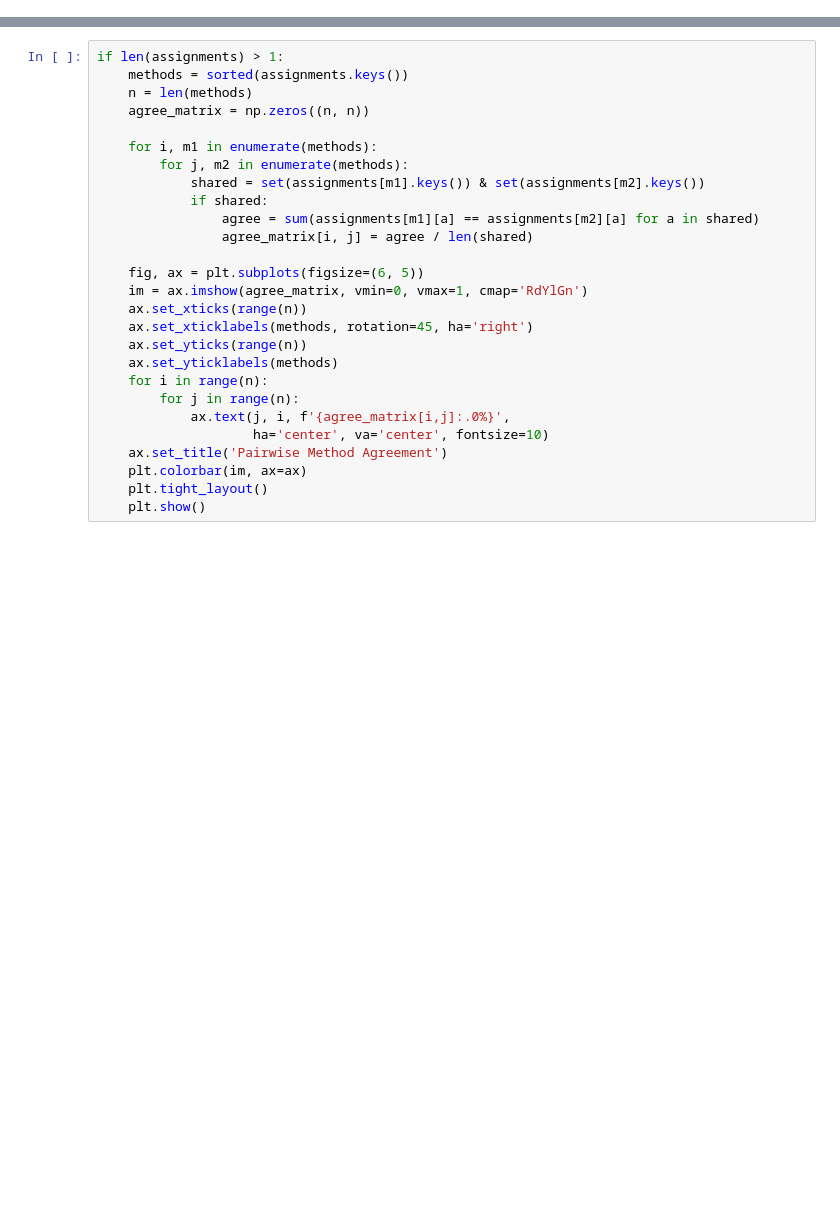
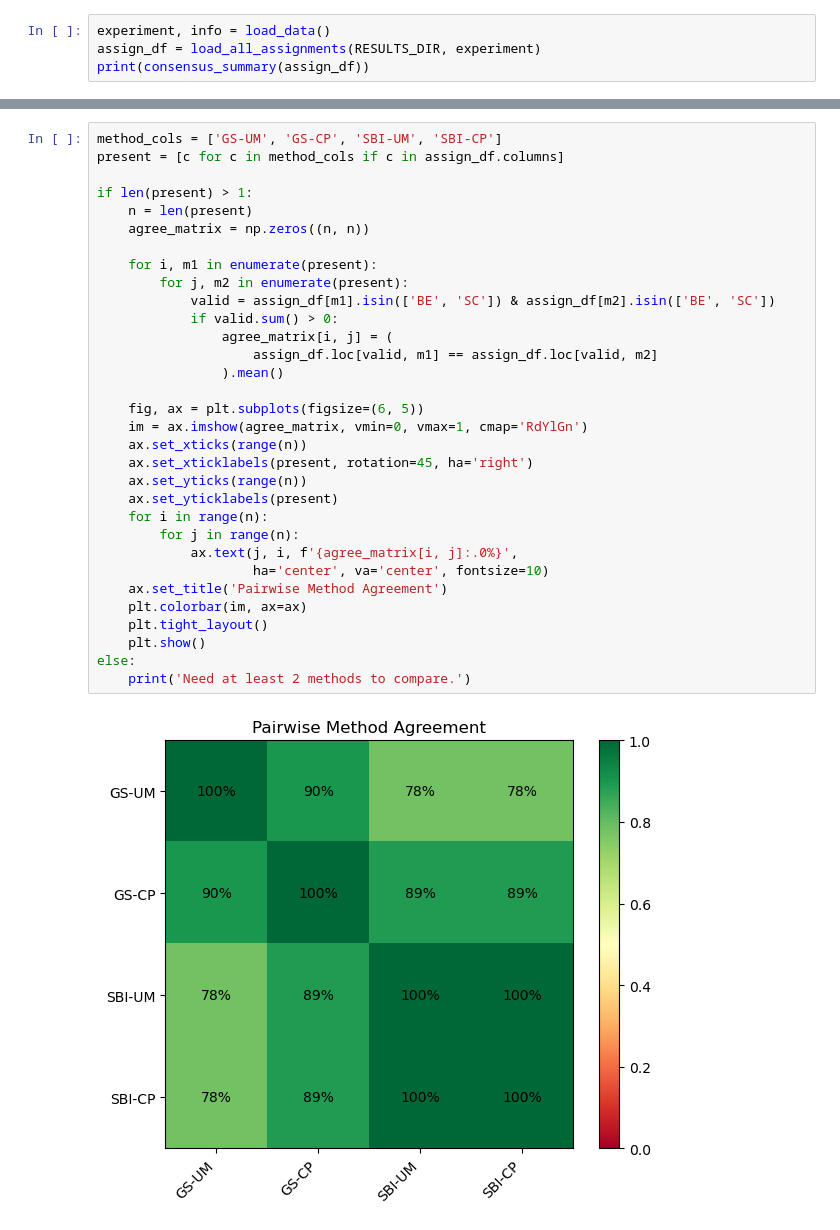
Before and after one commit to serkanshentyurk/sound_categorisation, a Jupyter notebook: notebooks/22_consensus.ipynb, the cells around one changed output, grey strips where cells are left out. Drawn from its saved outputs; the diff is of its cells as text; blank space fills up the shorter version.

```diff
--- a/notebooks/22_consensus.ipynb
+++ b/notebooks/22_consensus.ipynb
@@ -98,0 +13,4 @@ else:
+# %%
+experiment, info = load_data()
+assign_df = load_all_assignments(RESULTS_DIR, experiment)
+print(consensus_summary(assign_df))
@@ -99,27 +80,34 @@ else:
 # %%
-if len(assignments) > 1:
-    methods = sorted(assignments.keys())
-    n = len(methods)
+method_cols = ['GS-UM', 'GS-CP', 'SBI-UM', 'SBI-CP']
+present = [c for c in method_cols if c in assign_df.columns]
+
+if len(present) > 1:
+    n = len(present)
     agree_matrix = np.zeros((n, n))
 
-    for i, m1 in enumerate(methods):
-        for j, m2 in enumerate(methods):
-            shared = set(assignments[m1].keys()) & set(assignments[m2].keys())
-            if shared:
-                agree = sum(assignments[m1][a] == assignments[m2][a] for a in shared)
-                agree_matrix[i, j] = agree / len(shared)
+    for i, m1 in enumerate(present):
+        for j, m2 in enumerate(present):
+            valid = assign_df[m1].isin(['BE', 'SC']) & assign_df[m2].isin(['BE', 'SC'])
+            if valid.sum() > 0:
+                agree_matrix[i, j] = (
+                    assign_df.loc[valid, m1] == assign_df.loc[valid, m2]
+                ).mean()
 
     fig, ax = plt.subplots(figsize=(6, 5))
     im = ax.imshow(agree_matrix, vmin=0, vmax=1, cmap='RdYlGn')
     ax.set_xticks(range(n))
-    ax.set_xticklabels(methods, rotation=45, ha='right')
+    ax.set_xticklabels(present, rotation=45, ha='right')
     ax.set_yticks(range(n))
-    ax.set_yticklabels(methods)
+    ax.set_yticklabels(present)
     for i in range(n):
         for j in range(n):
-            ax.text(j, i, f'{agree_matrix[i,j]:.0%}',
+            ax.text(j, i, f'{agree_matrix[i, j]:.0%}',
                     ha='center', va='center', fontsize=10)
     ax.set_title('Pairwise Method Agreement')
     plt.colorbar(im, ax=ax)
     plt.tight_layout()
     plt.show()
+else:
+    print('Need at least 2 methods to compare.')
+# %% [output]
+[figure, added]
```
Also changed, not shown: parts of 14 cells of this notebook, 19 other files.
